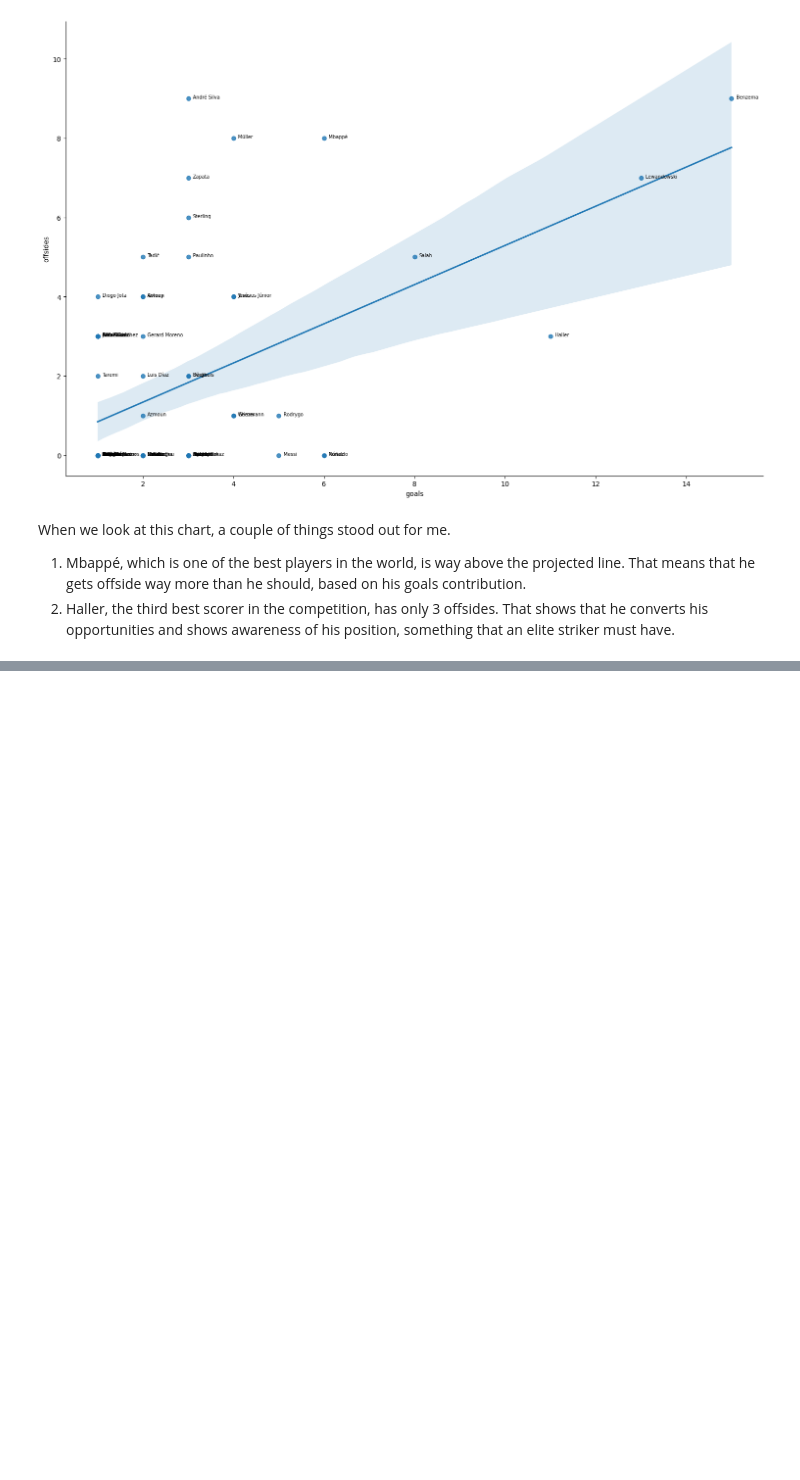
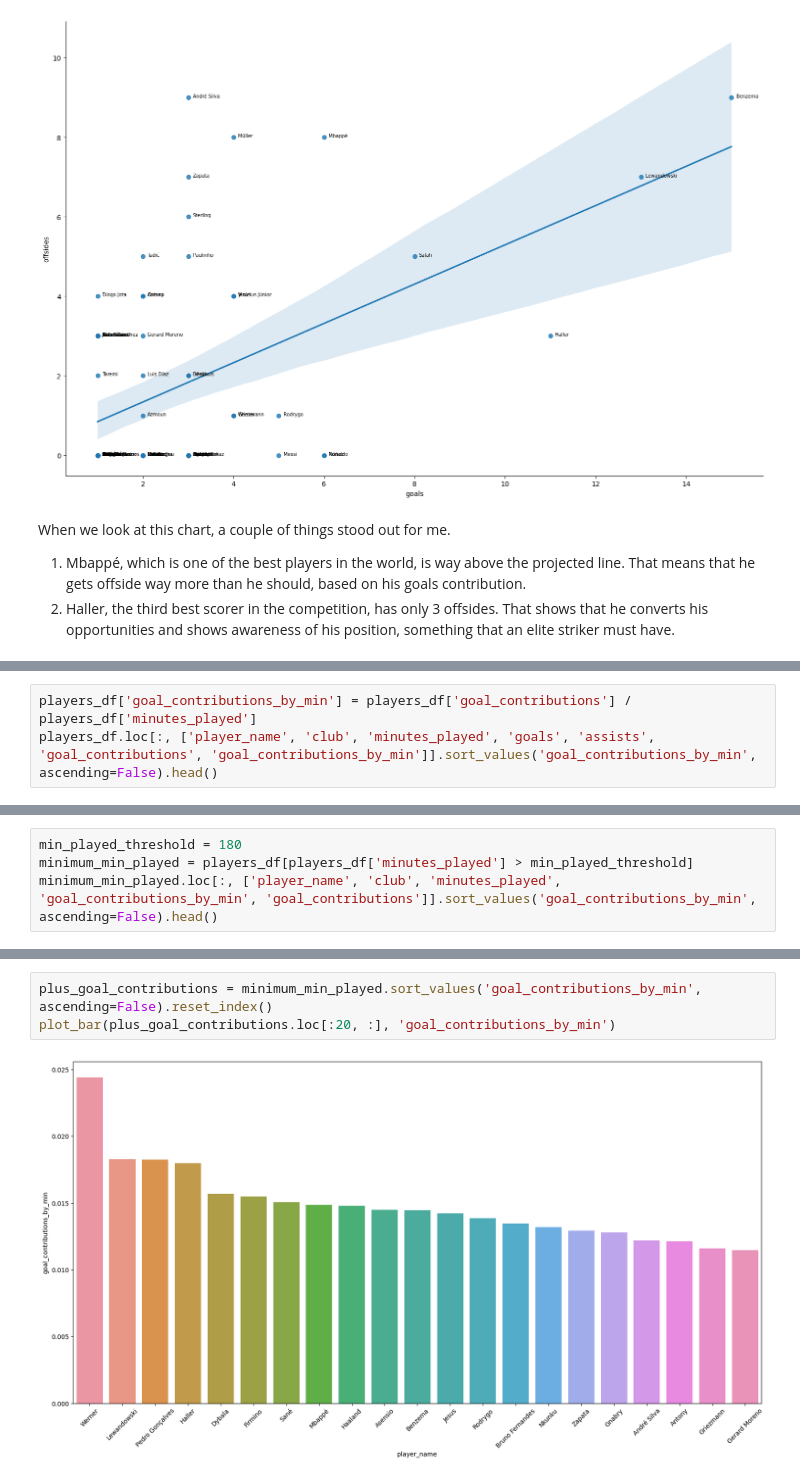
Before and after one commit to caiomelo22/20-21-Champions-League-Analysis, a Jupyter notebook: notebooke5ae0d8453.ipynb, the cells around one changed output, grey strips where cells are left out. Drawn from its saved outputs; the diff is of its cells as text; blank space fills up the shorter version.

```diff
--- a/notebooke5ae0d8453.ipynb
+++ b/notebooke5ae0d8453.ipynb
@@ -144,0 +173,3 @@ When we look at this chart, a couple of things stood out for me.
+# %%
+players_df['goal_contributions_by_min'] = players_df['goal_contributions'] / players_df['minutes_played']
+players_df.loc[:, ['player_name', 'club', 'minutes_played', 'goals', 'assists', 'goal_contributions', 'goal_contributions_by_min']].sort_values('goal_contributions_by_min', ascending=False).head()
@@ -144,0 +185,4 @@ When we look at this chart, a couple of things stood out for me.
+# %%
+min_played_threshold = 180
+minimum_min_played = players_df[players_df['minutes_played'] > min_played_threshold]
+minimum_min_played.loc[:, ['player_name', 'club', 'minutes_played', 'goal_contributions_by_min', 'goal_contributions']].sort_values('goal_contributions_by_min', ascending=False).head()
@@ -144,0 +196,5 @@ When we look at this chart, a couple of things stood out for me.
+# %%
+plus_goal_contributions = minimum_min_played.sort_values('goal_contributions_by_min', ascending=False).reset_index()
+plot_bar(plus_goal_contributions.loc[:20, :], 'goal_contributions_by_min')
+# %% [output]
+[figure, added]
```
Also changed, not shown: parts of 13 cells of this notebook.
